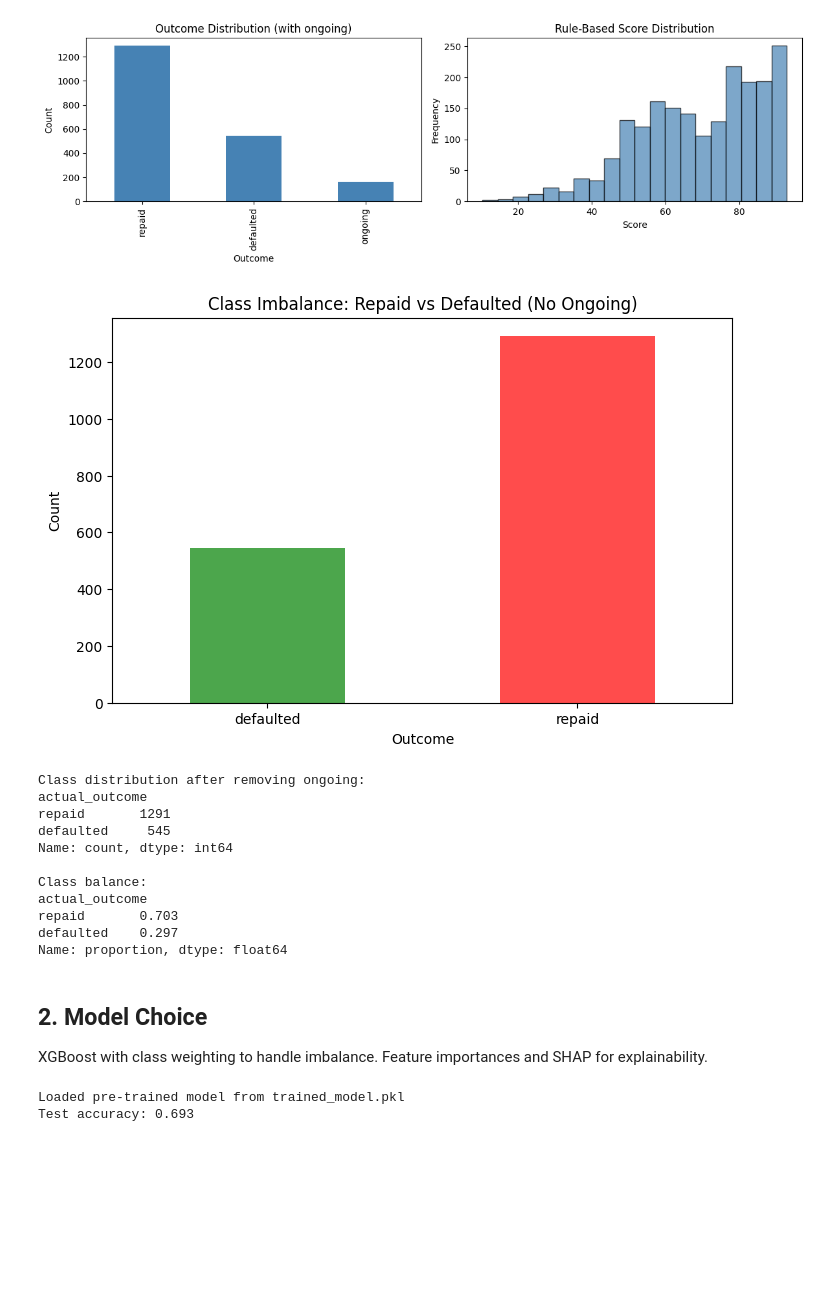
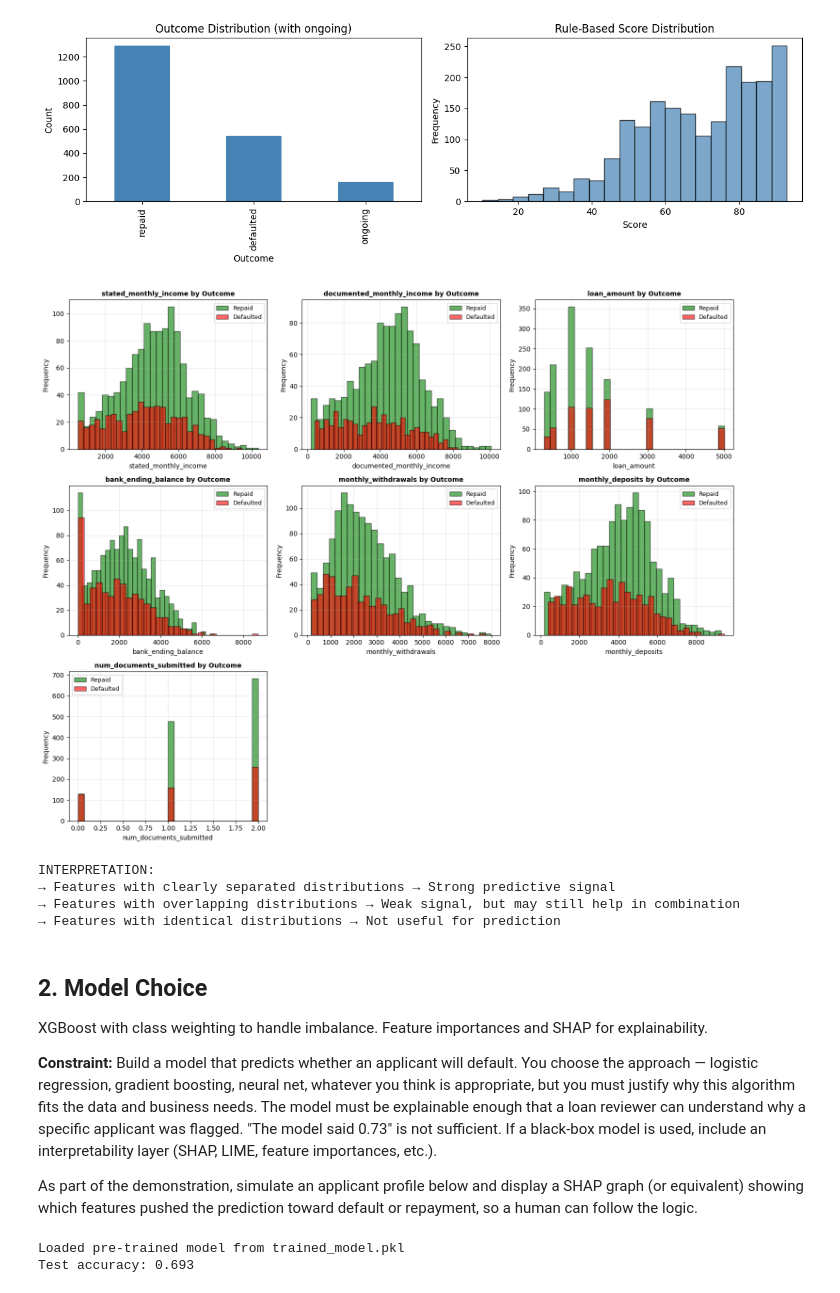
Before and after one commit to GuoGuoLinLinRanger/LoanPredictionModel, a Jupyter notebook: presentation.ipynb, the cells around one changed output. Cells and saved outputs as stored; diff of their text form; code cells hidden in the pictures; blank space fills up the shorter version.

Commit message:
finish the SHAP

```diff
--- a/presentation.ipynb
+++ b/presentation.ipynb
@@ -63,0 +24,11 @@ KEY INSIGHT: Features with strongest correlation (|r| > 0.1) are our focus
+# %%
+# Load and preprocess data
+df = pd.read_csv('data/loan_applications.csv')
+print(f"Dataset shape: {df.shape}")
+print(f"Columns: {df.columns.tolist()}")
+
+# Remove ongoing loans (no outcome yet, causes leakage)
+df2 = df[df['actual_outcome'] != 'ongoing'].copy()
+print(f"✓ Removed ongoing loans: {len(df2)} applications remain")
+print(f"  - Defaulted: {(df2['actual_outcome'] == 'defaulted').sum()}")
+print(f"  - Repaid: {(df2['actual_outcome'] == 'repaid').sum()}")
@@ -1017,36 +1261,55 @@ plt.show()
 # %% [output]
 [figure]
 # %%
-# imbalance visualization
-plt.figure(figsize=(8, 5))
-df2.groupby('actual_outcome').size().plot(kind='bar', color=['green', 'red'], alpha=0.7)
-plt.title('Class Imbalance: Repaid vs Defaulted (No Ongoing)', fontsize=12)
-plt.ylabel('Count')
-plt.xlabel('Outcome')
-plt.xticks(rotation=0)
+# 2. FEATURE DISTRIBUTIONS: Do Features Differ Between Repaid vs Defaulted?
+
+fig, axes = plt.subplots(3, 3, figsize=(15, 12))
+axes = axes.flatten()
+
+# Key numeric features to compare (numeric only, no booleans)
+features_to_plot = ['stated_monthly_income', 'documented_monthly_income', 'loan_amount',
+                    'bank_ending_balance', 'monthly_withdrawals', 'monthly_deposits',
+                    'num_documents_submitted']
+
+for idx, feature in enumerate(features_to_plot):
+    ax = axes[idx]
+
+    repaid = df2[df2['actual_outcome'] == 'repaid'][feature].dropna()
+    defaulted = df2[df2['actual_outcome'] == 'defaulted'][feature].dropna()
+
+    ax.hist(repaid, bins=30, alpha=0.6, label='Repaid', color='green', edgecolor='black')
+    ax.hist(defaulted, bins=30, alpha=0.6, label='Defaulted', color='red', edgecolor='black')
+    ax.set_xlabel(feature, fontsize=10)
+    ax.set_ylabel('Frequency', fontsize=10)
+    ax.set_title(f'{feature} by Outcome', fontsize=10, fontweight='bold')
+    ax.legend(fontsize=9)
+    ax.grid(alpha=0.3)
+
+# Hide empty subplots
+for idx in range(len(features_to_plot), len(axes)):
+    axes[idx].set_visible(False)
+
+plt.tight_layout()
 plt.show()
 
-print('Class distribution after removing ongoing:')
-print(df2['actual_outcome'].value_counts())
-print('\nClass balance:')
-print(df2['actual_outcome'].value_counts(normalize=True).round(3))
+print("INTERPRETATION:")
+print("→ Features with clearly separated distributions → Strong predictive signal")
+print("→ Features with overlapping distributions → Weak signal, but may still help in combination")
+print("→ Features with identical distributions → Not useful for prediction")
 # %% [output]
-[figure, old version]
+[figure, new version]
-Class distribution after removing ongoing:
-actual_outcome
-repaid       1291
-defaulted     545
-Name: count, dtype: int64
-
-Class balance:
-actual_outcome
-repaid       0.703
-defaulted    0.297
-Name: proportion, dtype: float64
+INTERPRETATION:
+→ Features with clearly separated distributions → Strong predictive signal
+→ Features with overlapping distributions → Weak signal, but may still help in combination
+→ Features with identical distributions → Not useful for prediction
 # %% [markdown]
 ## 2. Model Choice
 
 XGBoost with class weighting to handle imbalance. Feature importances and SHAP for explainability.
+
+**Constraint:** Build a model that predicts whether an applicant will default. You choose the approach — logistic regression, gradient boosting, neural net, whatever you think is appropriate, but you must justify why this algorithm fits the data and business needs. The model must be explainable enough that a loan reviewer can understand why a specific applicant was flagged. "The model said 0.73" is not sufficient. If a black-box model is used, include an interpretability layer (SHAP, LIME, feature importances, etc.).
+
+As part of the demonstration, simulate an applicant profile below and display a SHAP graph (or equivalent) showing which features pushed the prediction toward default or repayment, so a human can follow the logic.
 # %%
 from sklearn.model_selection import train_test_split
 from sklearn.metrics import roc_auc_score
```
Also changed, not shown: parts of 30 cells of this notebook, 2 other files.
